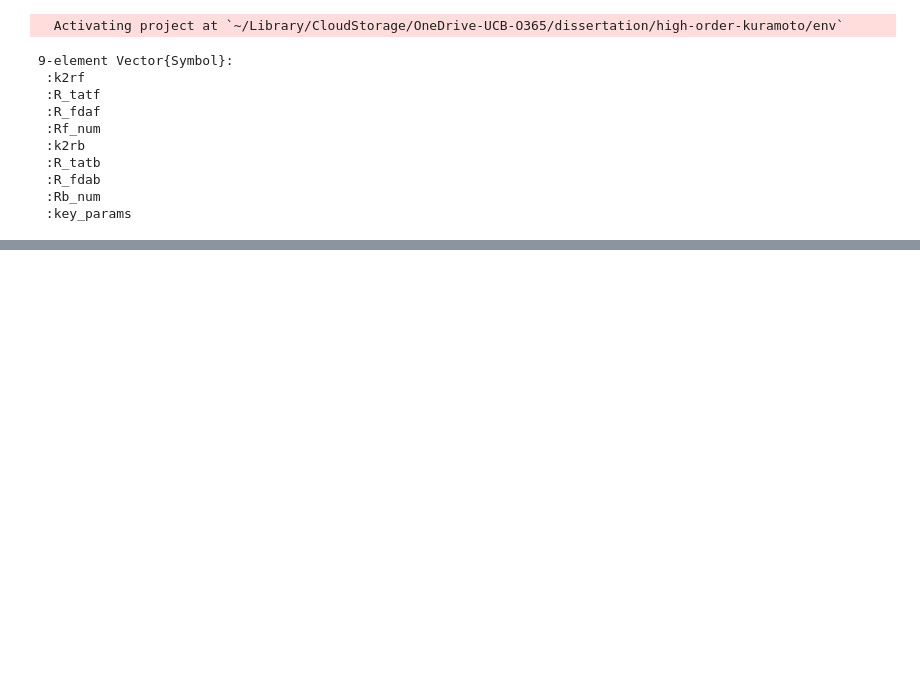
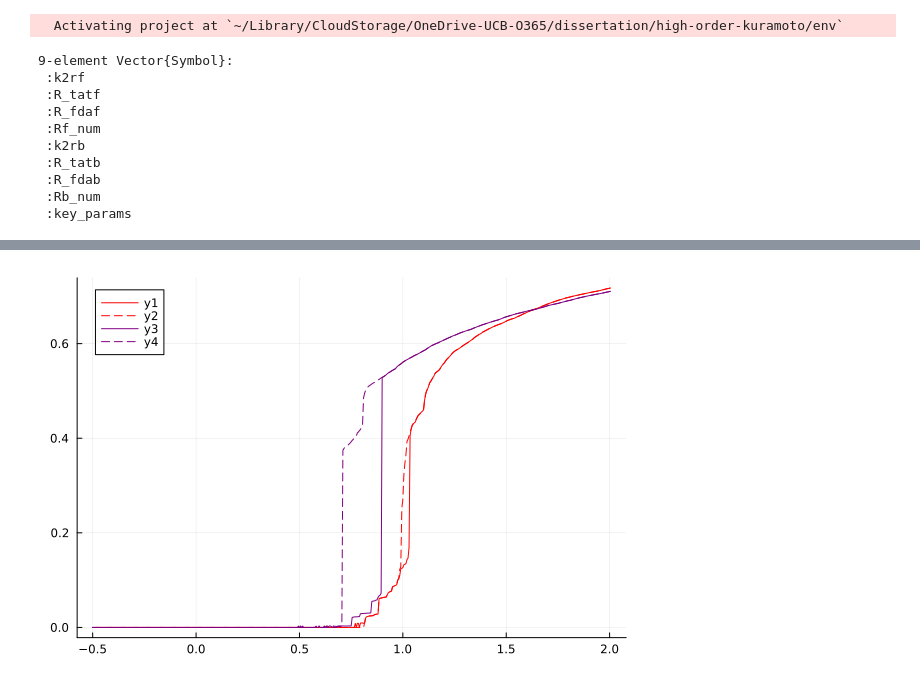
Before and after one commit to chku-ucb/high-order-kuramoto, a Jupyter notebook: plot.ipynb, the cells around one changed output, grey strips where cells are left out. Cells and saved outputs as stored; diff of their text form; code cells hidden in the pictures; blank space fills up the shorter version.

```diff
--- a/plot.ipynb
+++ b/plot.ipynb
@@ -36,0 +133,7 @@ plot!(k2rb, Rb_num)
+# %%
+plot(k2rf, R_tatpf, ls = :solid,c=:red)
+plot!(k2rb, R_tatpb, ls = :dash,c=:red)
+plot!(k2rf, R_tatf, ls = :solid,c=:purple)
+plot!(k2rb, R_tatb, ls = :dash,c=:purple)
+# %% [output]
+[figure, added]
```
Also changed, not shown: parts of 13 cells of this notebook, 59 other files.
